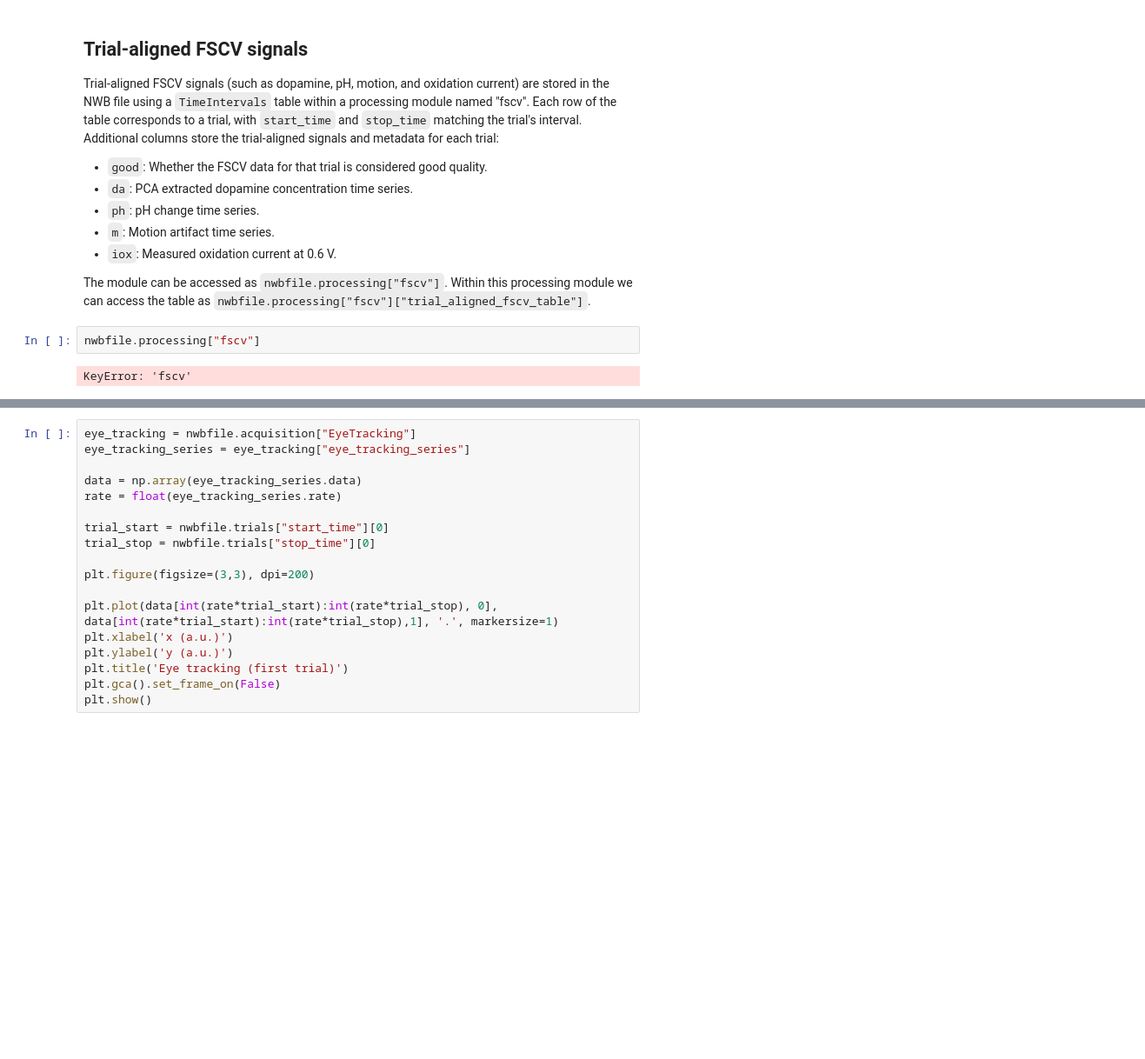
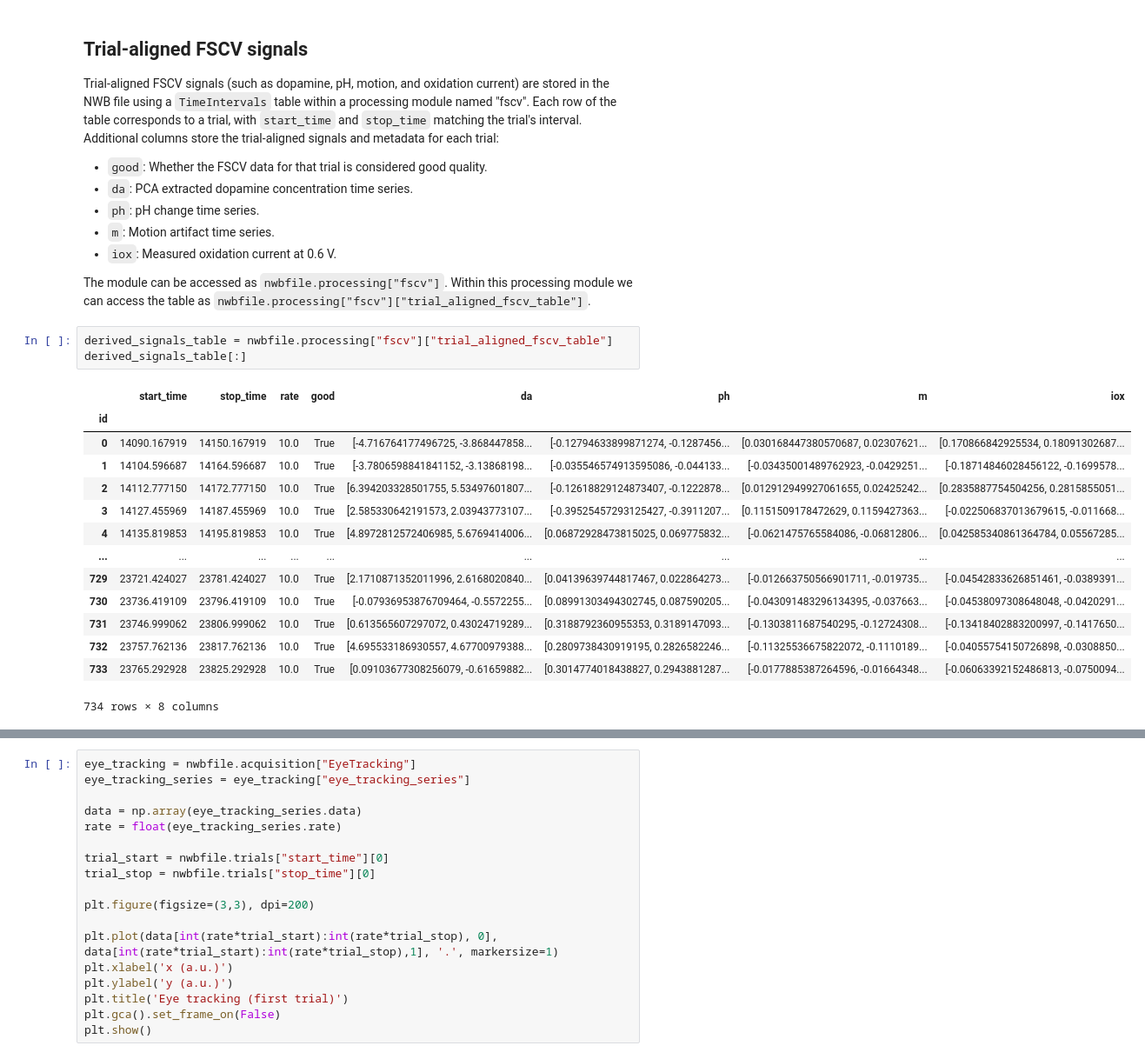
Before and after one commit to catalystneuro/schwerdt-lab-to-nwb, a Jupyter notebook: src/schwerdt_lab_to_nwb/tutorials/microinvasive_probes_fscv_nwb_tutorial.ipynb, the cells around one changed output, grey strips where cells are left out. Shown at 87% size. Cells and saved outputs as stored; diff of their text form; blank space fills up the shorter version.

```diff
--- a/src/schwerdt_lab_to_nwb/tutorials/microinvasive_probes_fscv_nwb_tutorial.ipynb
+++ b/src/schwerdt_lab_to_nwb/tutorials/microinvasive_probes_fscv_nwb_tutorial.ipynb
@@ -279,6 +279,20 @@ Trial-aligned FSCV signals (such as dopamine, pH, motion, and oxidation current)
 The module can be accessed as `nwbfile.processing["fscv"]`.
 Within this processing module we can access the table as `nwbfile.processing["fscv"]["trial_aligned_fscv_table"]`.
 # %%
-nwbfile.processing["fscv"]
+derived_signals_table = nwbfile.processing["fscv"]["trial_aligned_fscv_table"]
+derived_signals_table[:]
 # %% [output]
+|  | start_time | stop_time | rate | good | da | ph | m | iox |
+| id |  |  |  |  |  |  |  |  |
+| 0 | 14090.167919 | 14150.167919 | 10.0 | True | [-4.716764177496725, -3.868447858... | [-0.12794633899871274, -0.1287456... | [0.030168447380570687, 0.02307621... | [0.170866842925534, 0.18091302687... |
+| 1 | 14104.596687 | 14164.596687 | 10.0 | True | [-3.7806598841841152, -3.13868198... | [-0.035546574913595086, -0.044133... | [-0.03435001489762923, -0.0429251... | [-0.18714846028456122, -0.1699578... |
+| 2 | 14112.777150 | 14172.777150 | 10.0 | True | [6.394203328501755, 5.53497601807... | [-0.12618829124873407, -0.1222878... | [0.012912949927061655, 0.02425242... | [0.2835887754504256, 0.2815855051... |
+| 3 | 14127.455969 | 14187.455969 | 10.0 | True | [2.585330642191573, 2.03943773107... | [-0.39525457293125427, -0.3911207... | [0.1151509178472629, 0.1159427363... | [-0.022506837013679615, -0.011668... |
+| 4 | 14135.819853 | 14195.819853 | 10.0 | True | [4.8972812572406985, 5.6769414006... | [0.06872928473815025, 0.069775832... | [-0.0621475765584086, -0.06812806... | [0.042585340861364784, 0.05567285... |
+| ... | ... | ... | ... | ... | ... | ... | ... | ... |
+| 729 | 23721.424027 | 23781.424027 | 10.0 | True | [2.1710871352011996, 2.6168020840... | [0.04139639744817467, 0.022864273... | [-0.012663750566901711, -0.019735... | [-0.04542833626851461, -0.0389391... |
+| 730 | 23736.419109 | 23796.419109 | 10.0 | True | [-0.07936953876709464, -0.5572255... | [0.08991303494302745, 0.087590205... | [-0.043091483296134395, -0.037663... | [-0.04538097308648048, -0.0420291... |
+| 731 | 23746.999062 | 23806.999062 | 10.0 | True | [0.613565607297072, 0.43024719289... | [0.3188792360955353, 0.3189147093... | [-0.1303811687540295, -0.12724308... | [-0.13418402883200997, -0.1417650... |
+| 732 | 23757.762136 | 23817.762136 | 10.0 | True | [4.695533186930557, 4.67700979388... | [0.2809738430919195, 0.2826582246... | [-0.11325536675822072, -0.1110189... | [-0.04055754150726898, -0.0308850... |
+| 733 | 23765.292928 | 23825.292928 | 10.0 | True | [0.09103677308256079, -0.61659882... | [0.3014774018438827, 0.2943881287... | [-0.0177885387264596, -0.01664348... | [-0.06063392152486813, -0.0750094... |
-KeyError: 'fscv'
+734 rows × 8 columns
```
Also changed, not shown: parts of 3 cells of this notebook.
